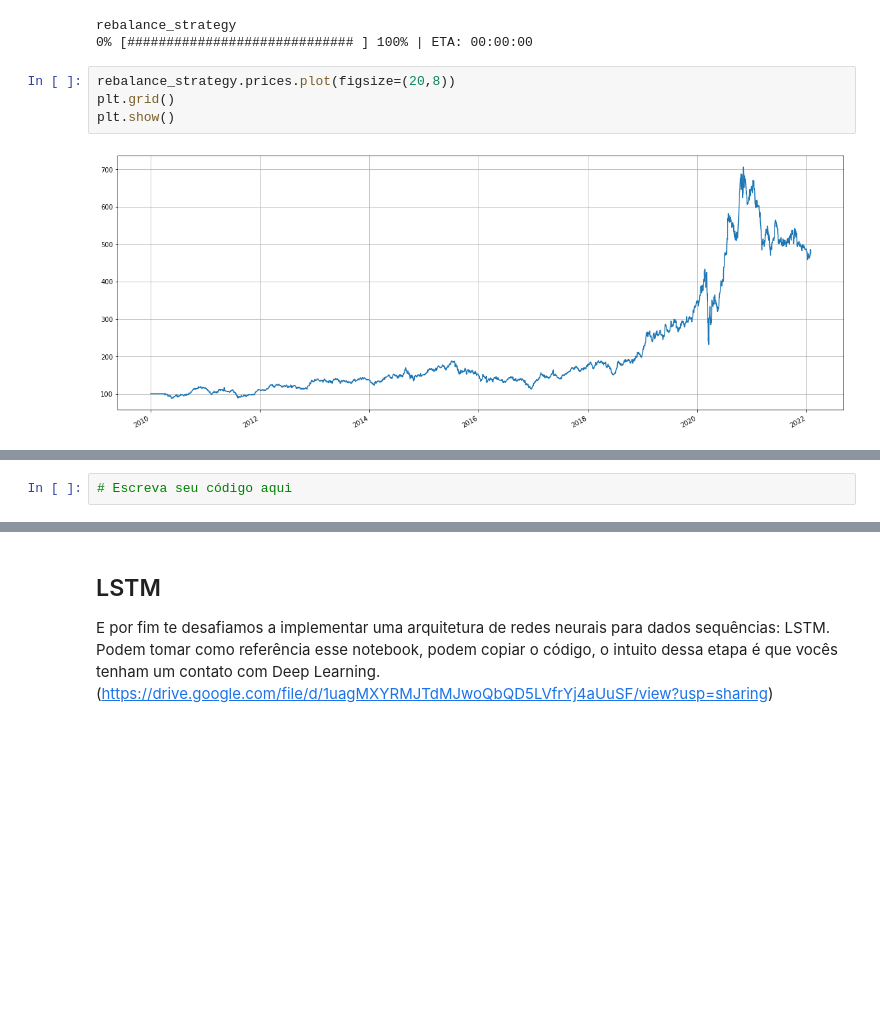
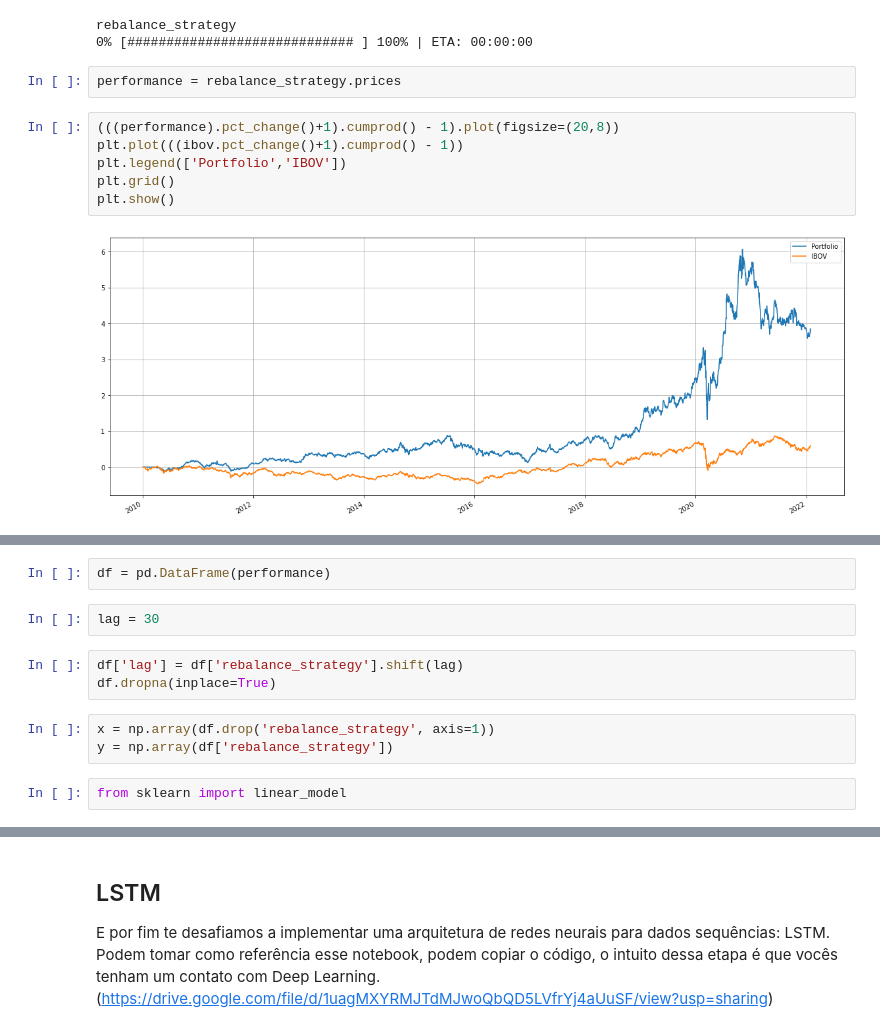
Before and after one commit to raulgranja/Quant-basics, a Jupyter notebook: quant-basics.ipynb, the cells around one changed output, grey strips where cells are left out. Saved outputs shown, nothing was run; the diff lists cells and outputs as text; blank space fills up the shorter version.

```diff
--- a/quant-basics.ipynb
+++ b/quant-basics.ipynb
@@ -451,12 +468,16 @@ rebalance_strategy = bt.run(backtest)['rebalance_strategy']
 # %% [output]
 rebalance_strategy
 0% [############################# ] 100% | ETA: 00:00:00
+# %%
+performance = rebalance_strategy.prices
 # %%
-rebalance_strategy.prices.plot(figsize=(20,8))
+(((performance).pct_change()+1).cumprod() - 1).plot(figsize=(20,8))
+plt.plot(((ibov.pct_change()+1).cumprod() - 1))
+plt.legend(['Portfolio','IBOV'])
 plt.grid()
 plt.show()
 # %% [output]
-[figure, old version]
+[figure, new version]
 # %% [markdown]
 # 4. Previsão de Time Series
 
@@ -483,5 +504,15 @@ Além dos pontos passados outras features podem ser inseridas no modelo: Volume
 Exemplo:
 <br/>
 <img width="500" height="500" src="https://miro.medium.com/max/1000/1*NvhZBDp5jNX-5Qd4LT7FEw.png">
-# %%
-# Escreva seu código aqui
+# %%
+df = pd.DataFrame(performance)
+# %%
+lag = 30
+# %%
+df['lag'] = df['rebalance_strategy'].shift(lag)
+df.dropna(inplace=True)
+# %%
+x = np.array(df.drop('rebalance_strategy', axis=1))
+y = np.array(df['rebalance_strategy'])
+# %%
+from sklearn import linear_model
```
Also changed, not shown: parts of 12 cells of this notebook.
